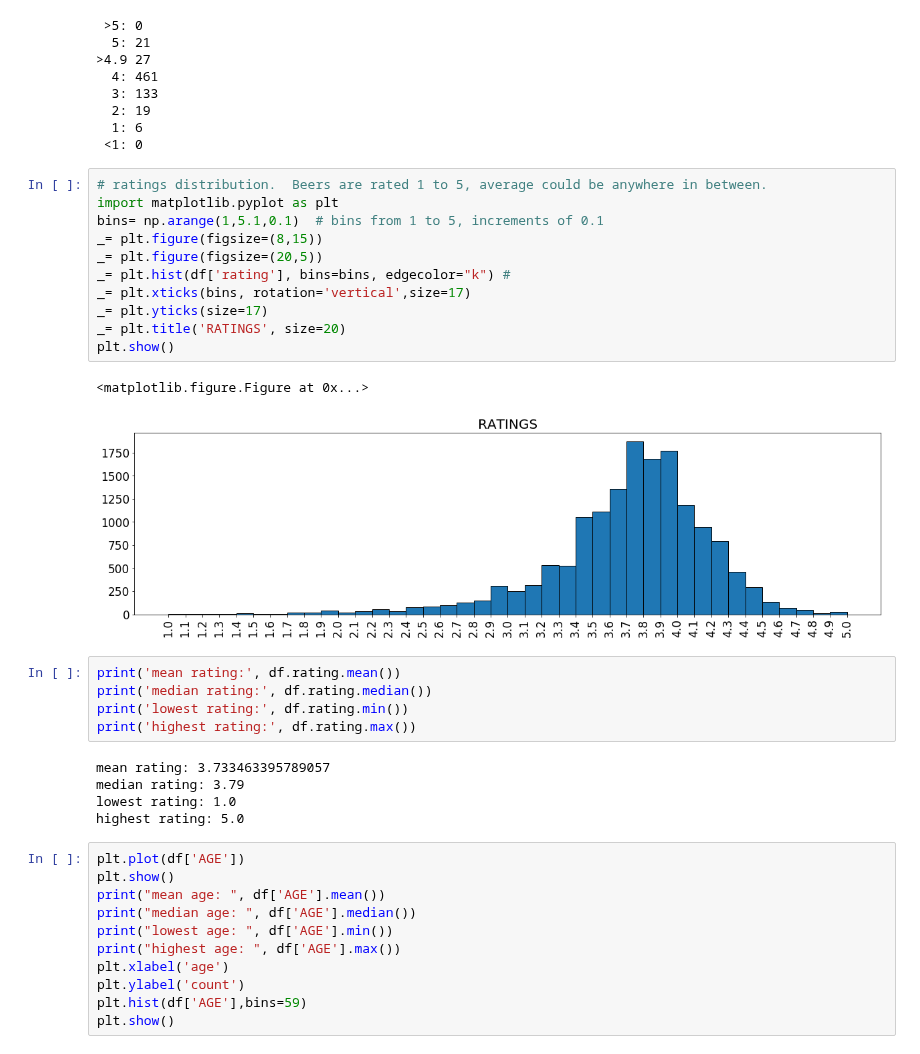
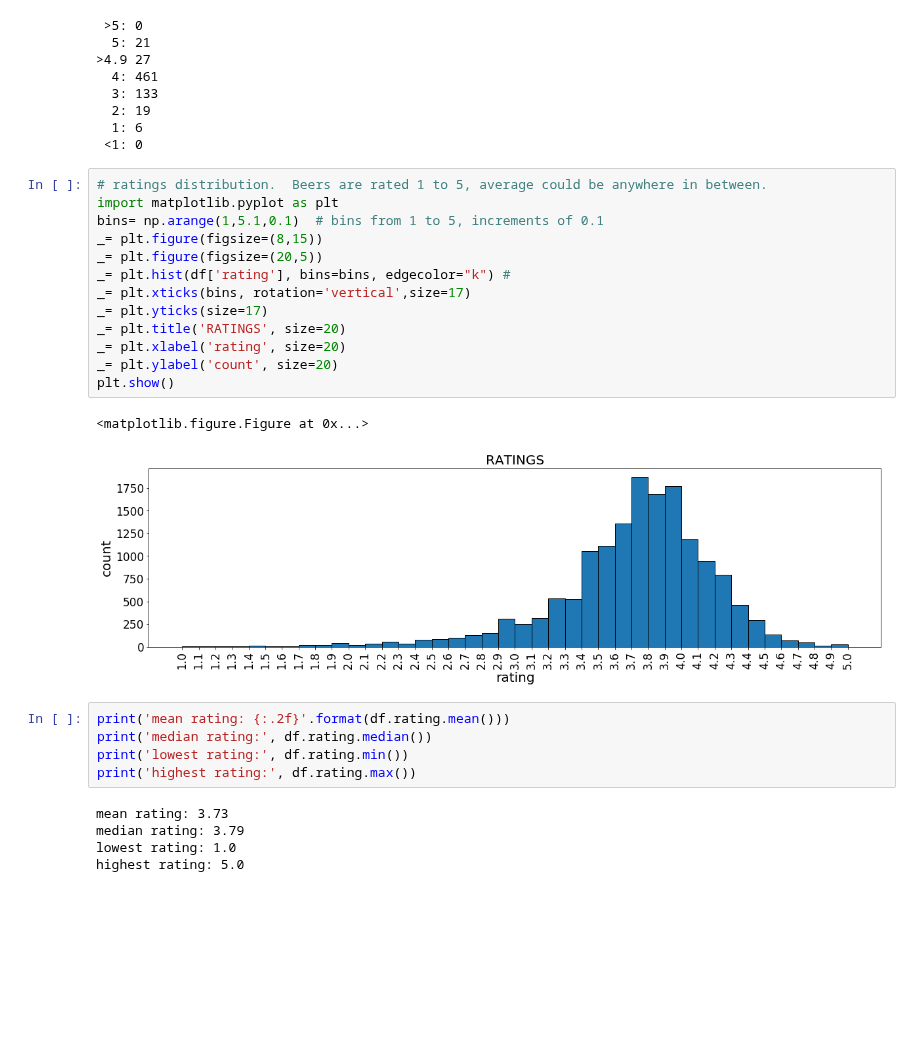
Before and after one commit to misterhappy2/beer, a Jupyter notebook: Process.ipynb, the cells around one changed output. Cells and saved outputs as stored; diff of their text form; blank space fills up the shorter version.

Commit message:
EDA ratings distribution

```diff
--- a/Process.ipynb
+++ b/Process.ipynb
@@ -158,35 +137,26 @@ print(' <1:',sum(df.rating<1))
 # %%
 # ratings distribution.  Beers are rated 1 to 5, average could be anywhere in between.
 import matplotlib.pyplot as plt
 bins= np.arange(1,5.1,0.1)  # bins from 1 to 5, increments of 0.1
 _= plt.figure(figsize=(8,15))
 _= plt.figure(figsize=(20,5))
 _= plt.hist(df['rating'], bins=bins, edgecolor="k") #
 _= plt.xticks(bins, rotation='vertical',size=17)
 _= plt.yticks(size=17)
 _= plt.title('RATINGS', size=20)
+_= plt.xlabel('rating', size=20)
+_= plt.ylabel('count', size=20)
 plt.show()
 # %% [output]
 <matplotlib.figure.Figure at 0x...>
-[figure, old version]
+[figure, new version]
 # %%
-print('mean rating:', df.rating.mean())
+print('mean rating: {:.2f}'.format(df.rating.mean()))
 print('median rating:', df.rating.median())
 print('lowest rating:', df.rating.min())
 print('highest rating:', df.rating.max())
 # %% [output]
-mean rating: 3.733463395789057
+mean rating: 3.73
 median rating: 3.79
 lowest rating: 1.0
 highest rating: 5.0
-# %%
-plt.plot(df['AGE'])
-plt.show()
-print("mean age: ", df['AGE'].mean())
-print("median age: ", df['AGE'].median())
-print("lowest age: ", df['AGE'].min())
-print("highest age: ", df['AGE'].max())
-plt.xlabel('age')
-plt.ylabel('count')
-plt.hist(df['AGE'],bins=59)
-plt.show()
```
Also changed, not shown: parts of 7 cells of this notebook.
